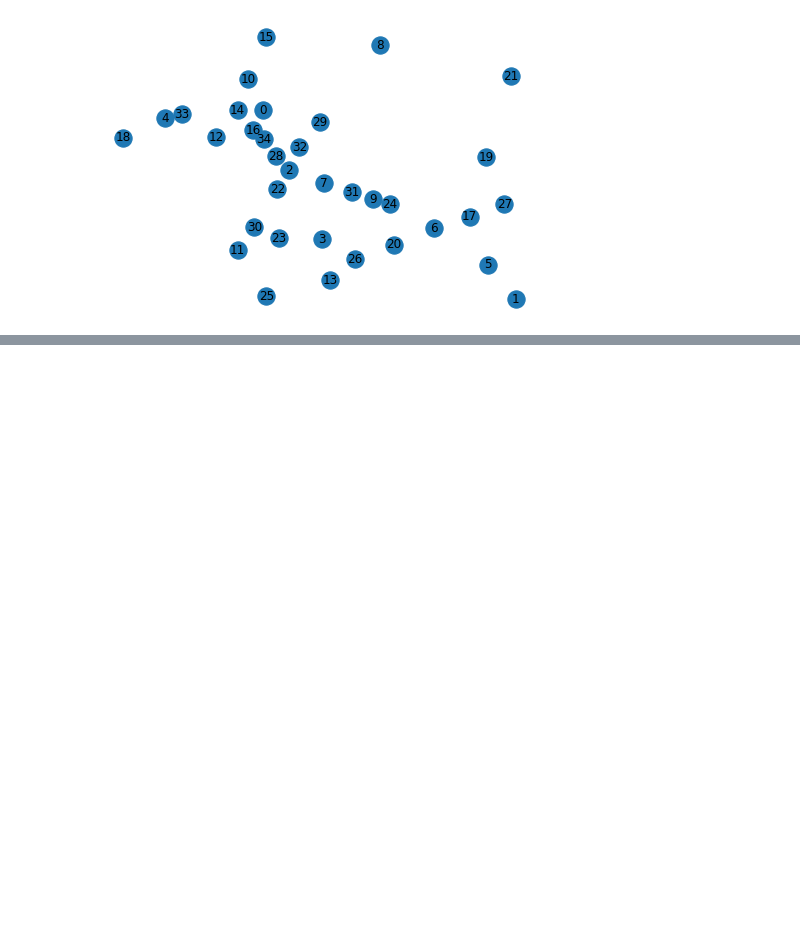
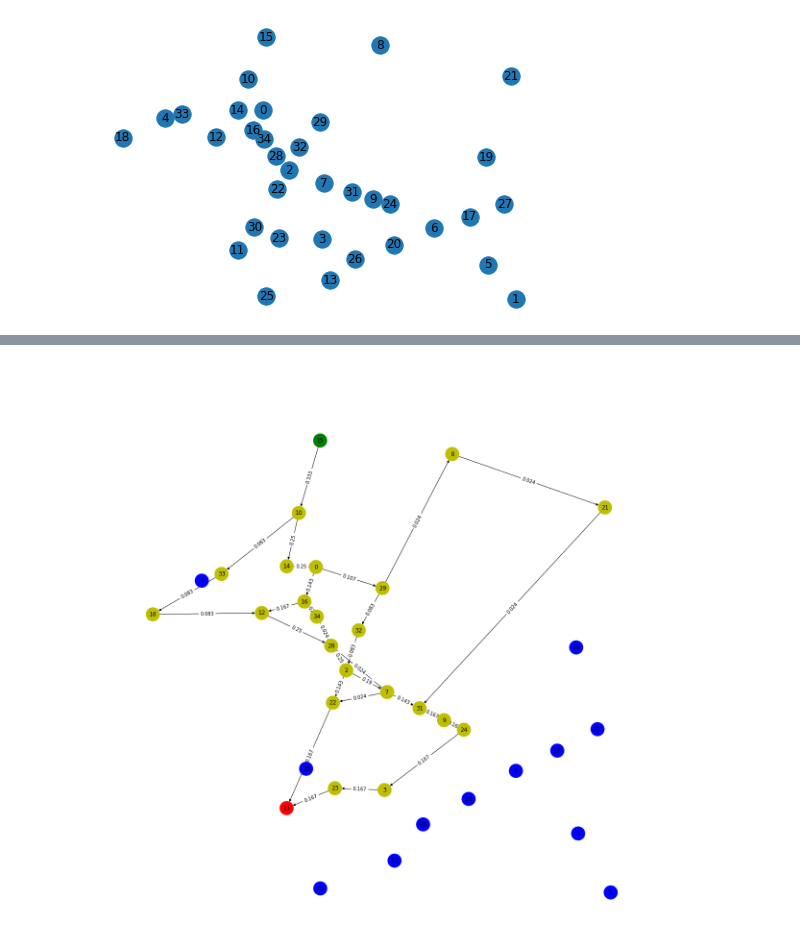
Before and after one commit to danielTeniente/proyecto_capstone, a Jupyter notebook: grafo_sector/Tema_8.ipynb, the cells around one changed output, grey strips where cells are left out. Saved outputs shown, nothing was run; the diff lists cells and outputs as text; code cells hidden in the pictures; blank space fills up the shorter version.

```diff
--- a/grafo_sector/Tema_8.ipynb
+++ b/grafo_sector/Tema_8.ipynb
@@ -68,9 +57,9 @@ nx.draw(graph,pos_graph,labels=lab_dict,
 # %% [output]
 [figure]
 # %%
-for edge in distance_graph.edges:
-    capacity = distance_graph.edges[edge]['weight']//longitud
-    graph.add_edge(edge[0],edge[1],capacity=int(capacity))
+for edge in time_graph.edges:
+    capacity = 1/time_graph.edges[edge]['weight'] #uno sobre tiempo
+    graph.add_edge(edge[0],edge[1],capacity=capacity)
 # %%
 graph.edges[(0,16)]
 # %% [output]
@@ -123,0 +89,2 @@ graph.edges[(15,10)]
+# %%
+solucion = nx.maximum_flow(graph,15,11)
@@ -123,0 +111,12 @@ graph.edges[(15,10)]
+# %%
+graph_sol = nx.DiGraph(solucion[1])
+# %%
+remove_edges = []
+good_nodes = []
+for edge in graph_sol.edges:
+    capacity = solucion[1][edge[0]][edge[1]]
+    if(capacity==0):
+        remove_edges.append(edge)
+    else:
+        graph_sol.edges[edge]['capacity'] = round(capacity,3)
+        good_nodes.append(edge[1])
@@ -123,0 +126,21 @@ graph.edges[(15,10)]
+# %%
+plt.figure(figsize=(16,16))
+capacity_dic = nx.get_edge_attributes(graph_sol,'capacity')
+colors = ['b']*35
+for node in good_nodes:
+    colors[node] = 'y'
+colors[15] = 'g'
+colors[11] = 'r'
+
+
+nx.draw(graph_sol,pos_graph,
+            node_size=800,
+            labels=lab_dict,
+            with_labels = True,
+            node_color = colors)
+
+nx.draw_networkx_edge_labels(graph_sol,pos_graph,edge_labels=capacity_dic)
+
+plt.show()
+# %% [output]
+[figure, added]
```
Also changed, not shown: parts of 24 cells of this notebook, 3 other files.
